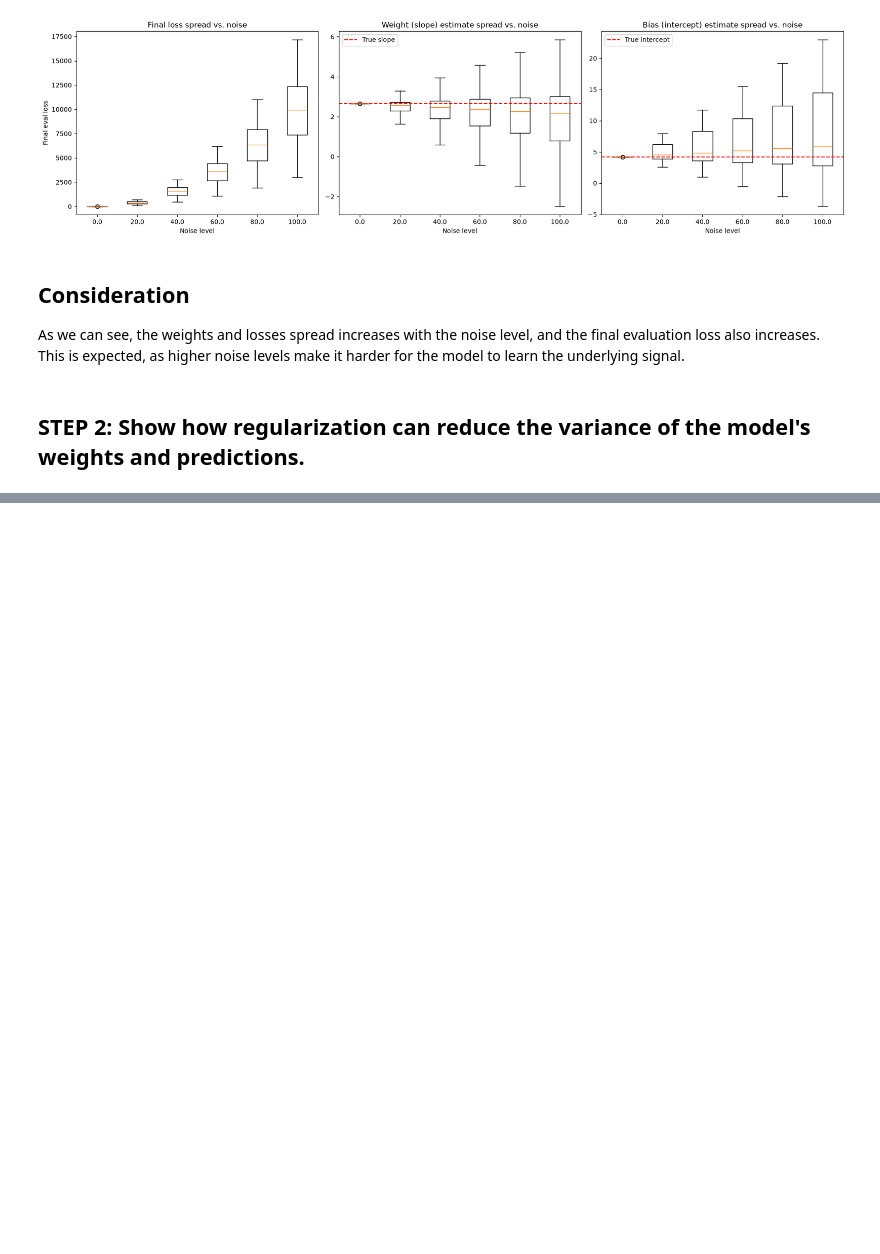
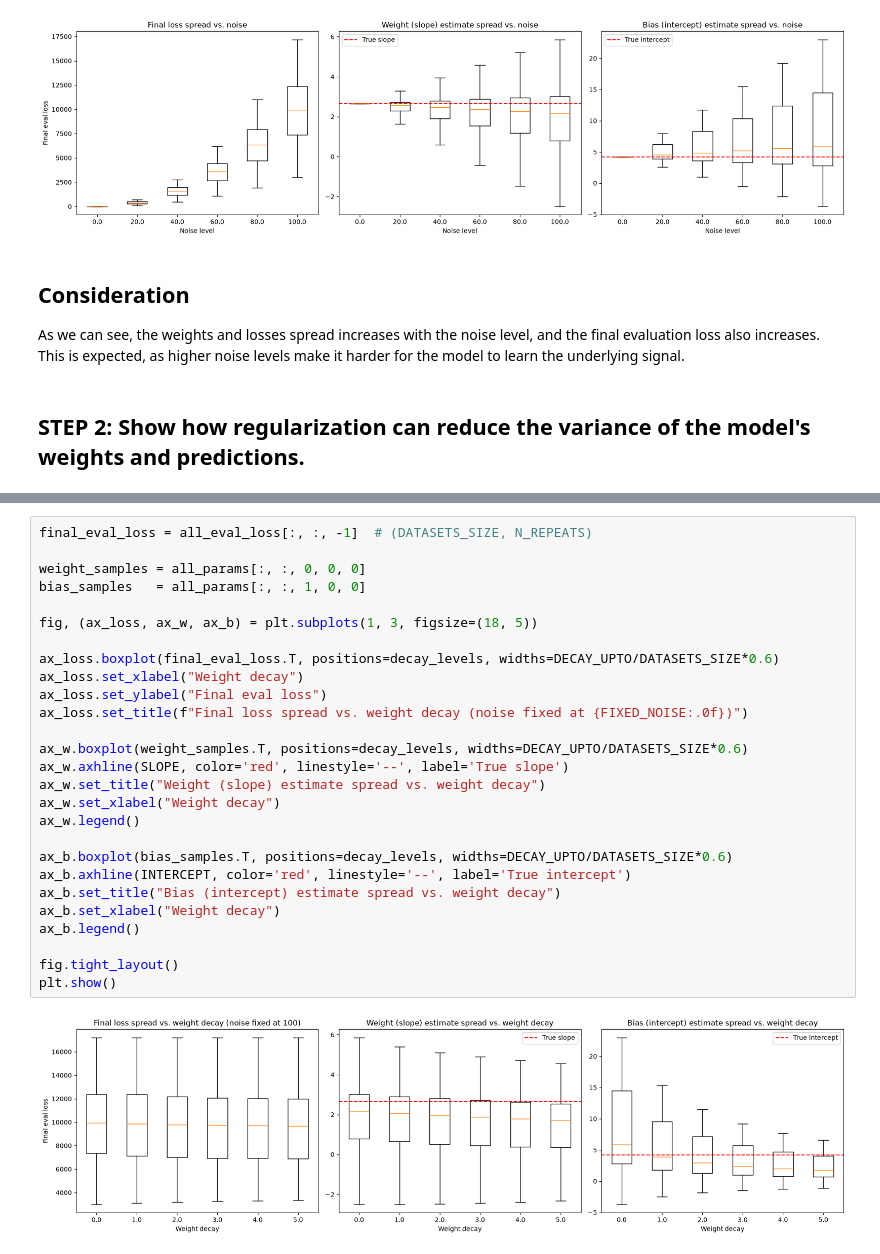
Before and after one commit to cecinuga/thorcino, a Jupyter notebook: examples/linear_regression/regularization/main.ipynb, the cells around one changed output, grey strips where cells are left out. Saved outputs shown, nothing was run; the diff lists cells and outputs as text; blank space fills up the shorter version.

Commit message:
weights decay apply

```diff
--- a/examples/linear_regression/regularization/main.ipynb
+++ b/examples/linear_regression/regularization/main.ipynb
@@ -145,0 +196,29 @@ As we can see, the weights and losses spread increases with the noise level, and
+# %%
+final_eval_loss = all_eval_loss[:, :, -1]  # (DATASETS_SIZE, N_REPEATS)
+
+weight_samples = all_params[:, :, 0, 0, 0]
+bias_samples   = all_params[:, :, 1, 0, 0]
+
+fig, (ax_loss, ax_w, ax_b) = plt.subplots(1, 3, figsize=(18, 5))
+
+ax_loss.boxplot(final_eval_loss.T, positions=decay_levels, widths=DECAY_UPTO/DATASETS_SIZE*0.6)
+ax_loss.set_xlabel("Weight decay")
+ax_loss.set_ylabel("Final eval loss")
+ax_loss.set_title(f"Final loss spread vs. weight decay (noise fixed at {FIXED_NOISE:.0f})")
+
+ax_w.boxplot(weight_samples.T, positions=decay_levels, widths=DECAY_UPTO/DATASETS_SIZE*0.6)
+ax_w.axhline(SLOPE, color='red', linestyle='--', label='True slope')
+ax_w.set_title("Weight (slope) estimate spread vs. weight decay")
+ax_w.set_xlabel("Weight decay")
+ax_w.legend()
+
+ax_b.boxplot(bias_samples.T, positions=decay_levels, widths=DECAY_UPTO/DATASETS_SIZE*0.6)
+ax_b.axhline(INTERCEPT, color='red', linestyle='--', label='True intercept')
+ax_b.set_title("Bias (intercept) estimate spread vs. weight decay")
+ax_b.set_xlabel("Weight decay")
+ax_b.legend()
+
+fig.tight_layout()
+plt.show()
+# %% [output]
+[figure, added]
```
Also changed, not shown: parts of 4 cells of this notebook.
